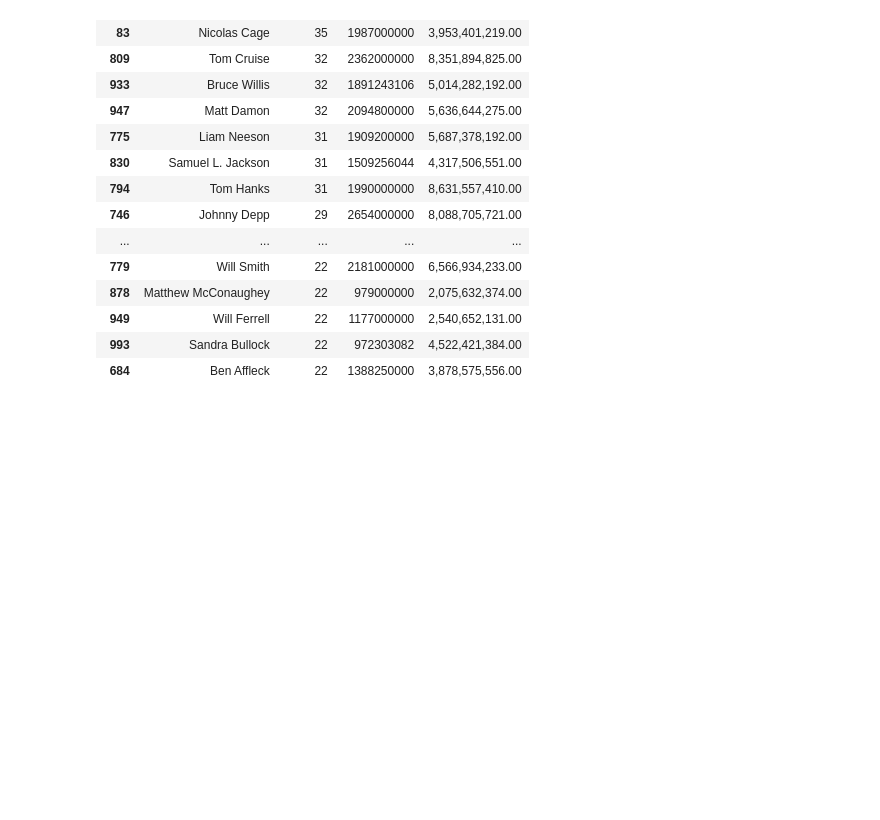
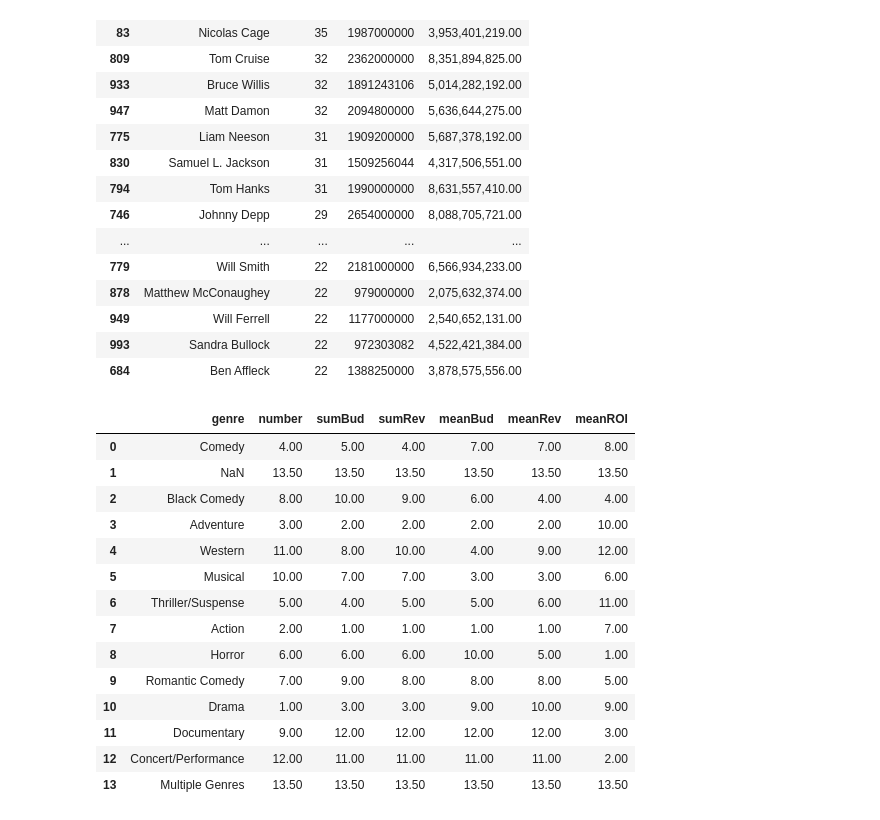
Before and after one commit to kongwei981126/Movie-Industry, a Jupyter notebook: Untitled1.ipynb, the cells around one changed output. Drawn from its saved outputs; the diff is of its cells as text; code cells hidden in the pictures; blank space fills up the shorter version.

```diff
--- a/Untitled1.ipynb
+++ b/Untitled1.ipynb
@@ -278,3 +274,21 @@ cast.sort_values(by = ['number'], ascending = False).head(30)
 | 949 | Will Ferrell | 22 | 1177000000 | 2,540,652,131.00 |
 | 993 | Sandra Bullock | 22 | 972303082 | 4,522,421,384.00 |
 | 684 | Ben Affleck | 22 | 1388250000 | 3,878,575,556.00 |
+# %%
+res
+# %% [output]
+|  | genre | number | sumBud | sumRev | meanBud | meanRev | meanROI |
+| 0 | Comedy | 4.00 | 5.00 | 4.00 | 7.00 | 7.00 | 8.00 |
+| 1 | NaN | 13.50 | 13.50 | 13.50 | 13.50 | 13.50 | 13.50 |
+| 2 | Black Comedy | 8.00 | 10.00 | 9.00 | 6.00 | 4.00 | 4.00 |
+| 3 | Adventure | 3.00 | 2.00 | 2.00 | 2.00 | 2.00 | 10.00 |
+| 4 | Western | 11.00 | 8.00 | 10.00 | 4.00 | 9.00 | 12.00 |
+| 5 | Musical | 10.00 | 7.00 | 7.00 | 3.00 | 3.00 | 6.00 |
+| 6 | Thriller/Suspense | 5.00 | 4.00 | 5.00 | 5.00 | 6.00 | 11.00 |
+| 7 | Action | 2.00 | 1.00 | 1.00 | 1.00 | 1.00 | 7.00 |
+| 8 | Horror | 6.00 | 6.00 | 6.00 | 10.00 | 5.00 | 1.00 |
+| 9 | Romantic Comedy | 7.00 | 9.00 | 8.00 | 8.00 | 8.00 | 5.00 |
+| 10 | Drama | 1.00 | 3.00 | 3.00 | 9.00 | 10.00 | 9.00 |
+| 11 | Documentary | 9.00 | 12.00 | 12.00 | 12.00 | 12.00 | 3.00 |
+| 12 | Concert/Performance | 12.00 | 11.00 | 11.00 | 11.00 | 11.00 | 2.00 |
+| 13 | Multiple Genres | 13.50 | 13.50 | 13.50 | 13.50 | 13.50 | 13.50 |
```
Also changed, not shown: parts of 1 cell of this notebook, 3 other files.
